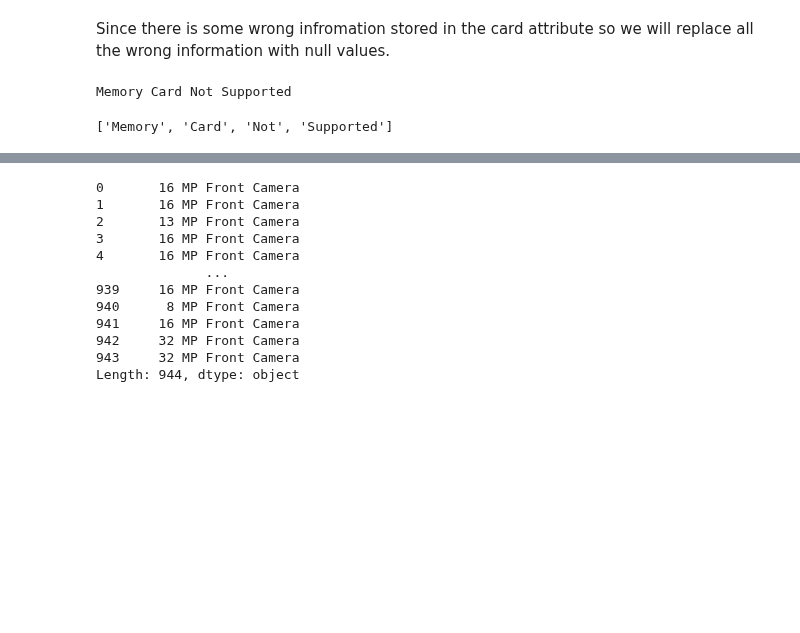
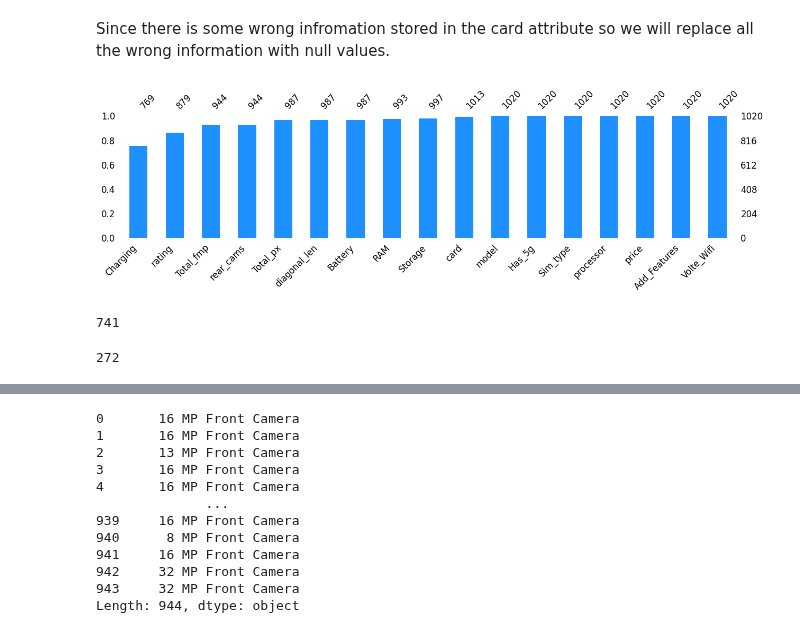
Before and after one commit to yuvraaj2002/AI_Projects, a Jupyter notebook: Smartphone_Price_Prediction/Code.ipynb, the cells around one changed output, grey strips where cells are left out. Saved outputs shown, nothing was run; the diff lists cells and outputs as text; code cells hidden in the pictures; blank space fills up the shorter version.

Commit message:
Removed irrelevent info from the card feature

```diff
--- a/Smartphone_Price_Prediction/Code.ipynb
+++ b/Smartphone_Price_Prediction/Code.ipynb
@@ -287,15 +287,24 @@ df.head(3)
 | 2 | Samsung Galaxy A14 5G | 16499 | 75.0 | Exynos 1330, Octa Core, 2.4 GHz P... | Memory Card Supported, upto 1 TB | 1 | 2 | 0 | 1 | 4.0 | ... |
 # %% [markdown]
 Since there is some wrong infromation stored in the card attribute so we will replace all the wrong information with null values.
-# %%
-for i in range(len(df)):
-    item = df.loc[i, 'card']
-    if 'Memory' not in item.split
-    if
-# %% [output]
-Memory Card Not Supported
 # %%
-str = 'Memory Card Not Supported'
-str.split()
+# Visualize missing values using a bar chart
+msno.bar(df, figsize=(15, 3), color="dodgerblue", sort="ascending", fontsize=12)
+plt.show()
 # %% [output]
-['Memory', 'Card', 'Not', 'Supported']
+[figure, added]
+# %%
+1013-272
+# %% [output]
+741
+# %%
+count = 0
+for i in range(len(df)):
+    item = df.loc[i, 'card']
+    if pd.isna(item) == False and 'Memory' not in item.split():
+        count = count+1
+    # if pd.isna(item) == False and 'Memory' not in item.split():
+    #     df.loc[i,'card'] = np.nan
+print(count)
+# %% [output]
+272
```
Also changed, not shown: parts of 2 cells of this notebook.
